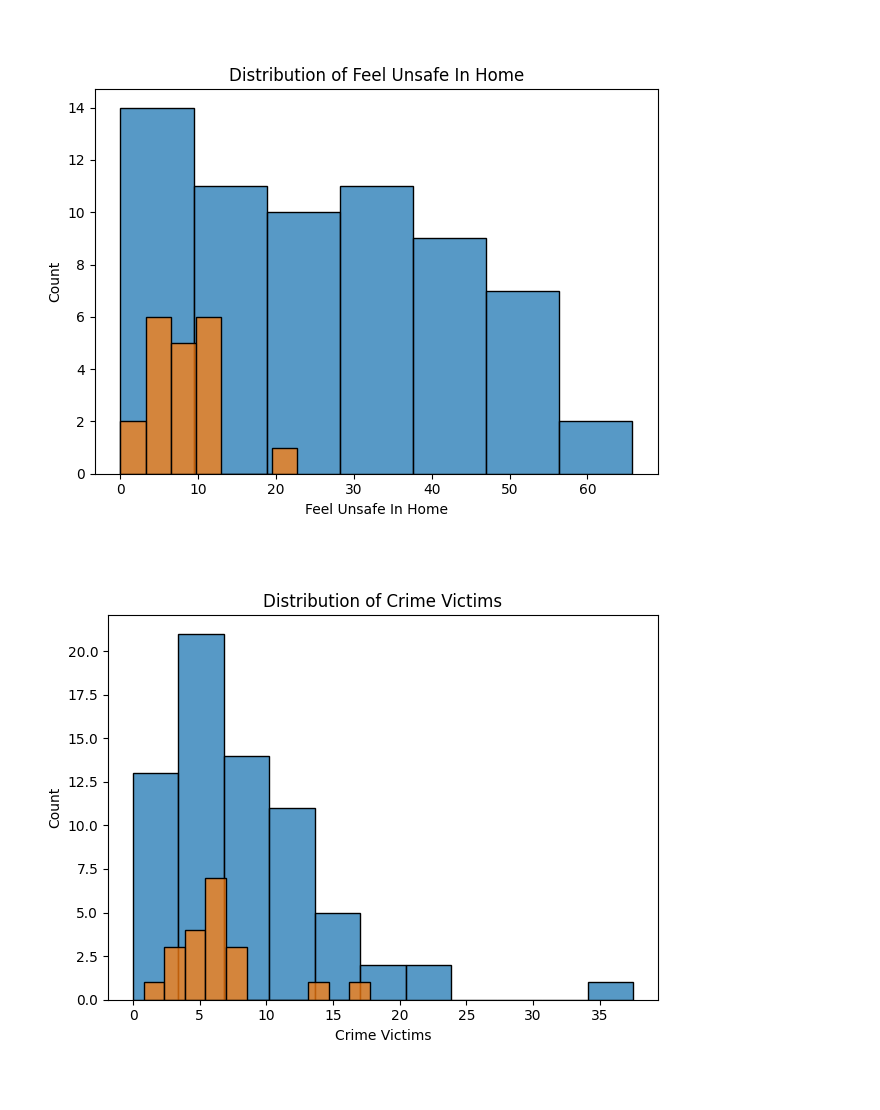
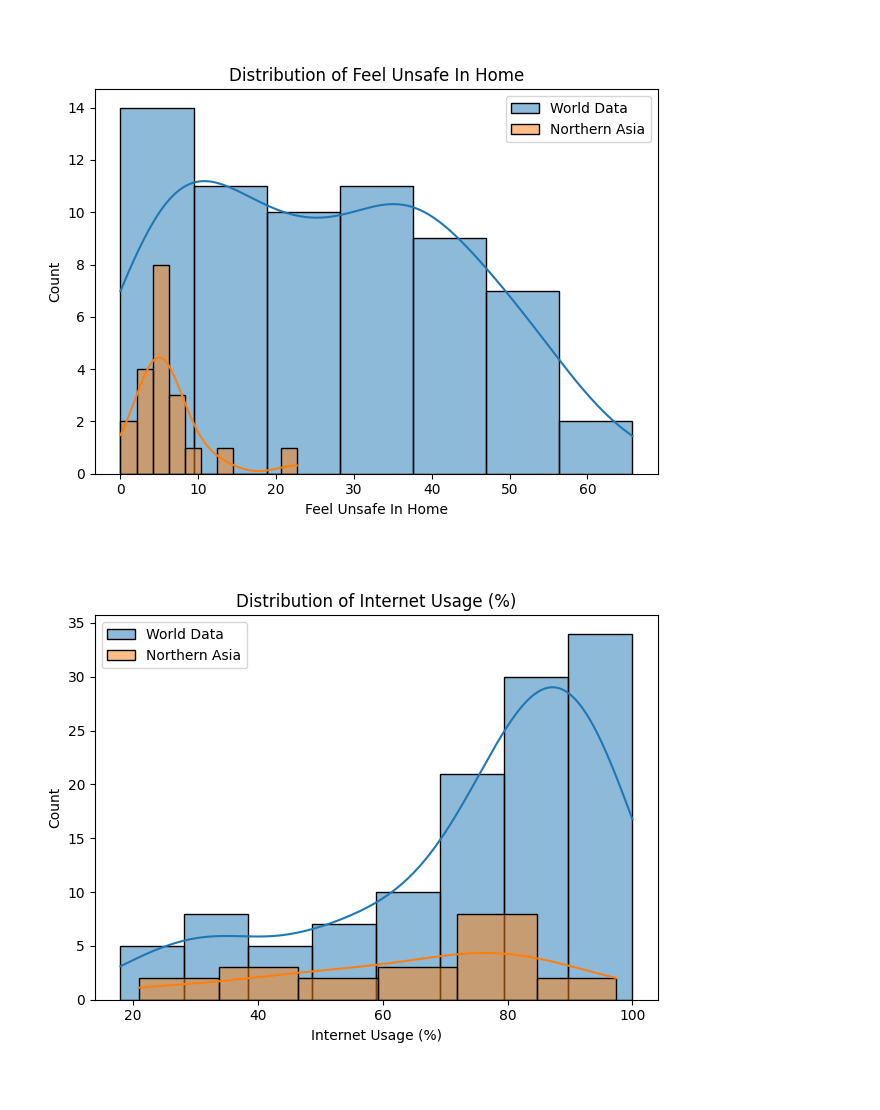
Before and after one commit to TichaonaDamis/Missing-Value-Analysis-and-Imputation-using-Python, a Jupyter notebook: Template - Missing Value Analysis and Imputation (1).ipynb, the cells around one changed output. Saved outputs shown, nothing was run; the diff lists cells and outputs as text; code cells hidden in the pictures.

```diff
--- a/Template - Missing Value Analysis and Imputation (1).ipynb
+++ b/Template - Missing Value Analysis and Imputation (1).ipynb
@@ -665,8 +736,8 @@ team6 = world_df[ world_df["Region"] == 'Northern Asia']
 
 # selecting features
 features = ['Feel Unsafe In Home',
-            'Crime Victims',
-            'Life Expectancy']
+            'Internet Usage (%)',
+            'Youth Literacy Rate']
 # %% [markdown]
 <br>
 # %%
@@ -711,41 +782,50 @@ team6[features]
 <br>
 # %%
 ## feature from the mv_hi group ##
-## feature from the mv_hi group ##
+sns.histplot(data = world_df,
+          x    = 'Feel Unsafe In Home',
+          kde  = True,
+          label = 'World Data')
 
-# histogram (full data)
-sns.histplot(data = world_df,
-          x    = 'Feel Unsafe In Home')
 
 # histogram (team's region)
 sns.histplot(data = team6,
-          x    = 'Feel Unsafe In Home')
+          x    = 'Feel Unsafe In Home',
+          kde  = True,
+          label = 'Northern Asia')
+
 
 # rendering the visual
 plt.title(label = 'Distribution of Feel Unsafe In Home')
+plt.legend()
 plt.tight_layout()
 plt.show()
 # %% [output]
-[figure, old version]
+[figure, new version]
 # %% [markdown]
 <br>
 # %%
 ## feature from the mv_mid group ##
-# histogram (full data)
 sns.histplot(data = world_df,
-          x    = 'Crime Victims')
+          x    = 'Internet Usage (%)',
+          kde  = True,
+          label = 'World Data')
+
 
 # histogram (team's region)
 sns.histplot(data = team6,
-          x    = 'Crime Victims')
+          x    = 'Internet Usage (%)',
+          kde  = True,
+          label = 'Northern Asia')
 
 
 # rendering the visual
-plt.title(label = 'Distribution of Crime Victims')
+plt.title(label = 'Distribution of Internet Usage (%)')
+plt.legend()
 plt.tight_layout()
 plt.show()
 # %% [output]
-[figure, old version]
+[figure, new version]
 # %% [markdown]
 <br>
 # %%
```
Also changed, not shown: parts of 24 cells of this notebook.
